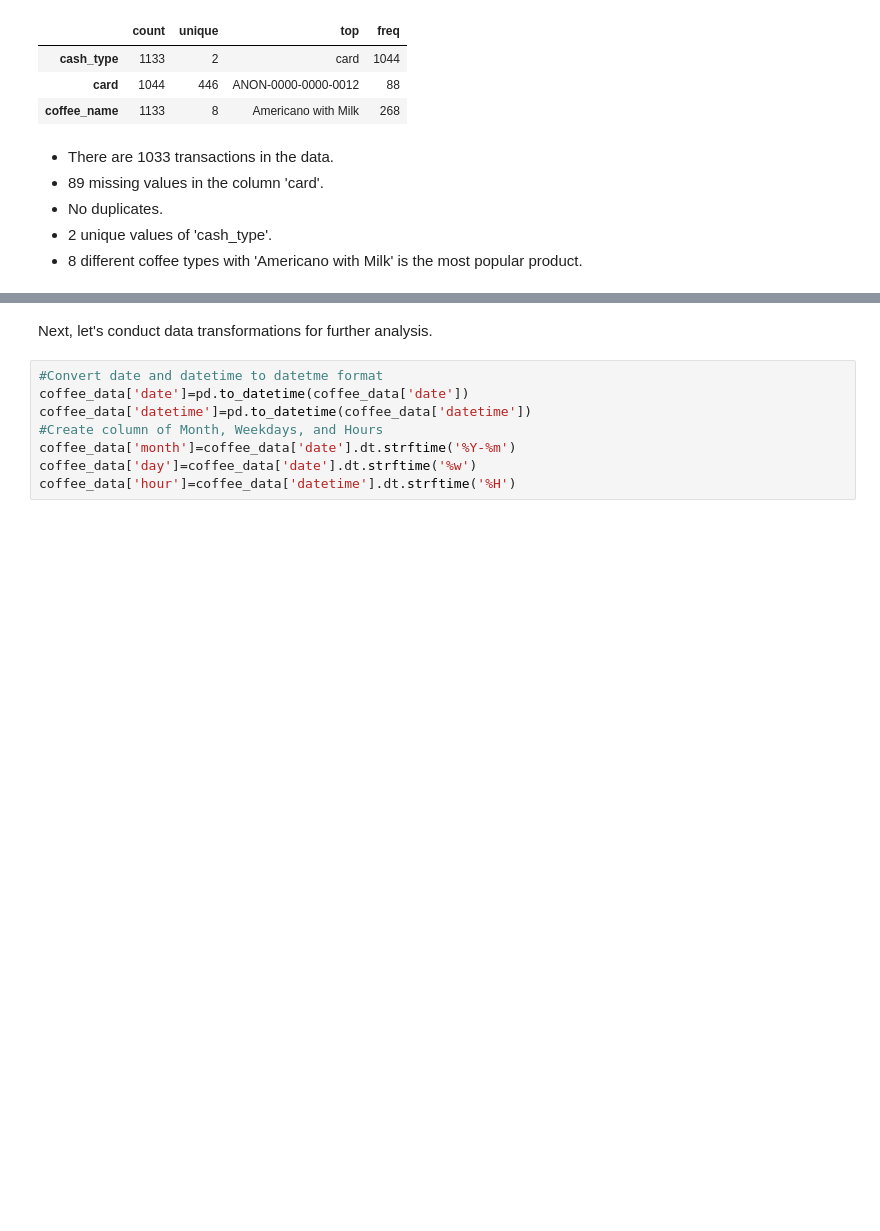
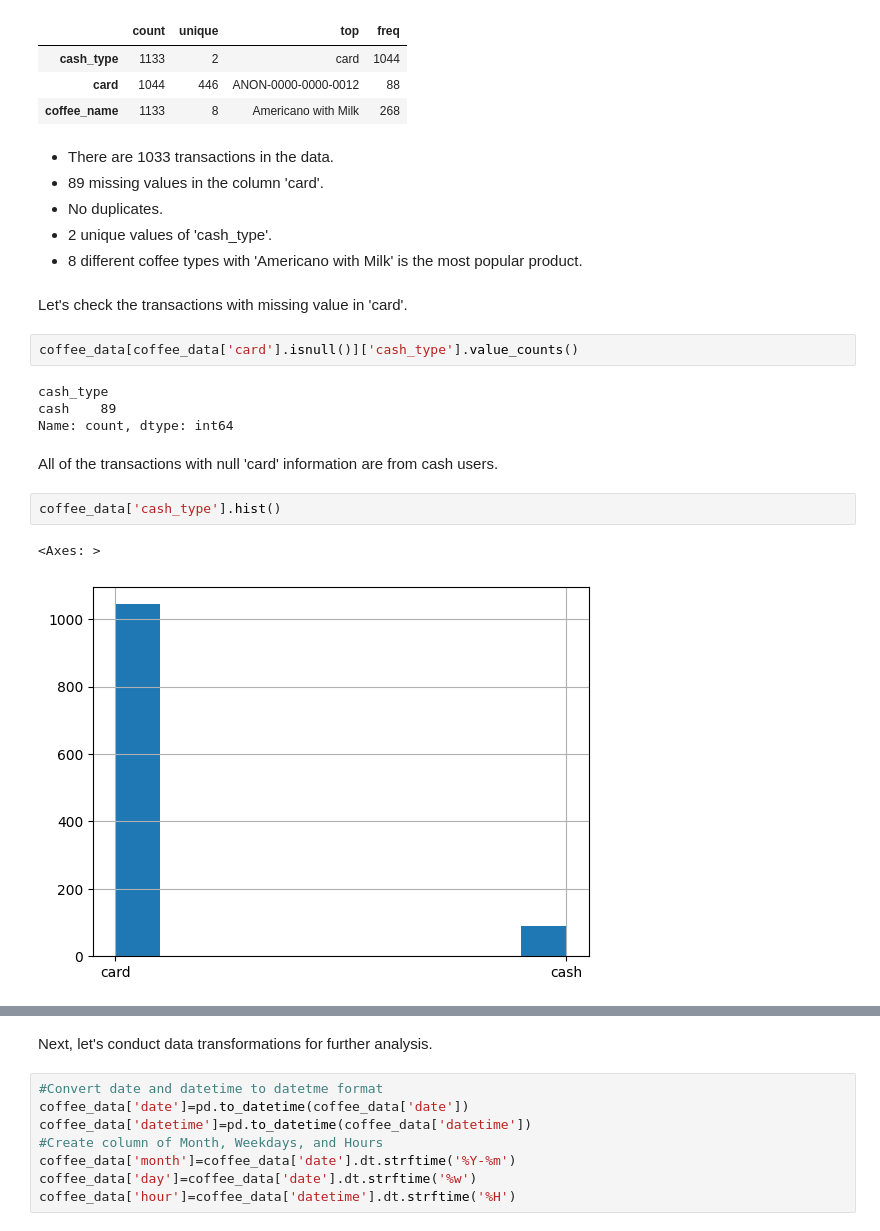
Before and after one commit to nicoleyang0210/Visualization, a Jupyter notebook: coffee-sales-eda-visualization.ipynb, the cells around one changed output, grey strips where cells are left out. Cells and saved outputs as stored; diff of their text form; blank space fills up the shorter version.

Commit message:
Kaggle Notebook | Coffee Sales EDA+Visualization | Version 3

```diff
--- a/coffee-sales-eda-visualization.ipynb
+++ b/coffee-sales-eda-visualization.ipynb
@@ -85,3 +85,18 @@ coffee_data.loc[:,['cash_type','card','coffee_name']].describe().T
 - No duplicates.
 - 2 unique values of 'cash_type'.
 - 8 different coffee types with 'Americano with Milk' is the most popular product.
+# %% [markdown]
+Let's check the transactions with missing value in 'card'.
+# %%
+coffee_data[coffee_data['card'].isnull()]['cash_type'].value_counts()
+# %% [output]
+cash_type
+cash    89
+Name: count, dtype: int64
+# %% [markdown]
+All of the transactions with null 'card' information are from cash users.
+# %%
+coffee_data['cash_type'].hist()
+# %% [output]
+<Axes: >
+[figure, added]
```
Also changed, not shown: parts of 5 cells of this notebook.
